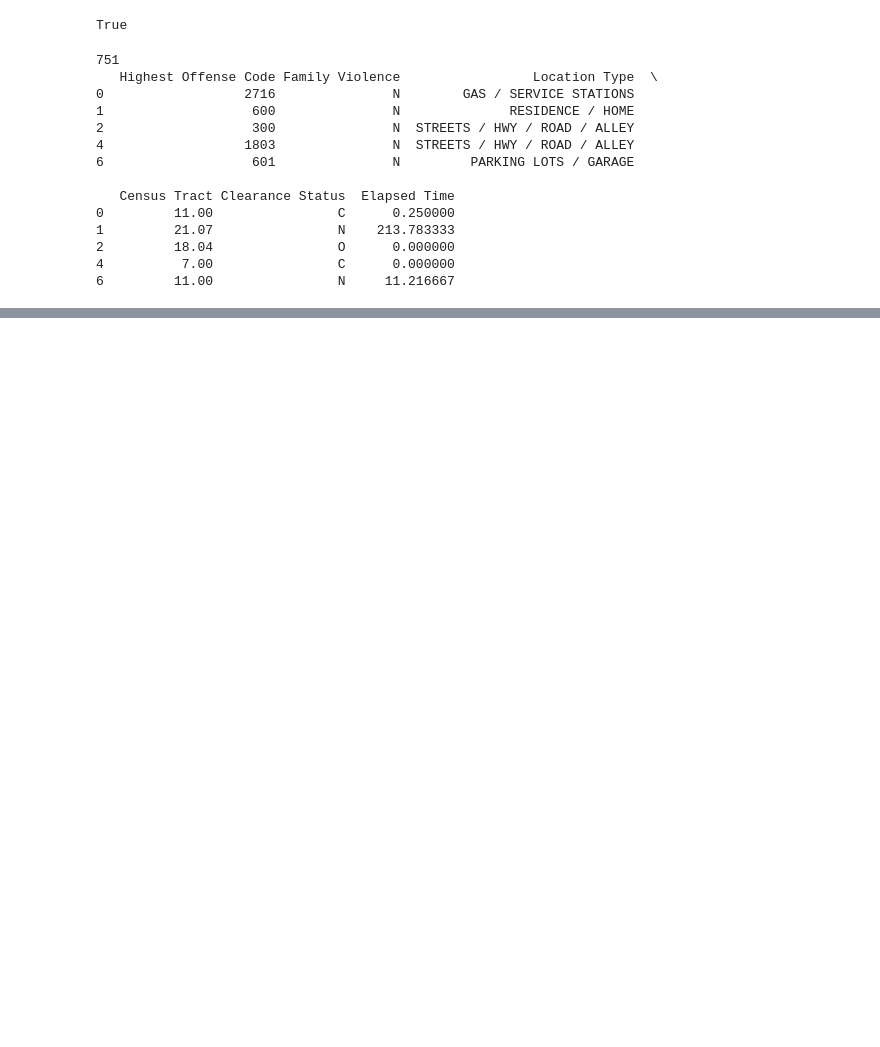
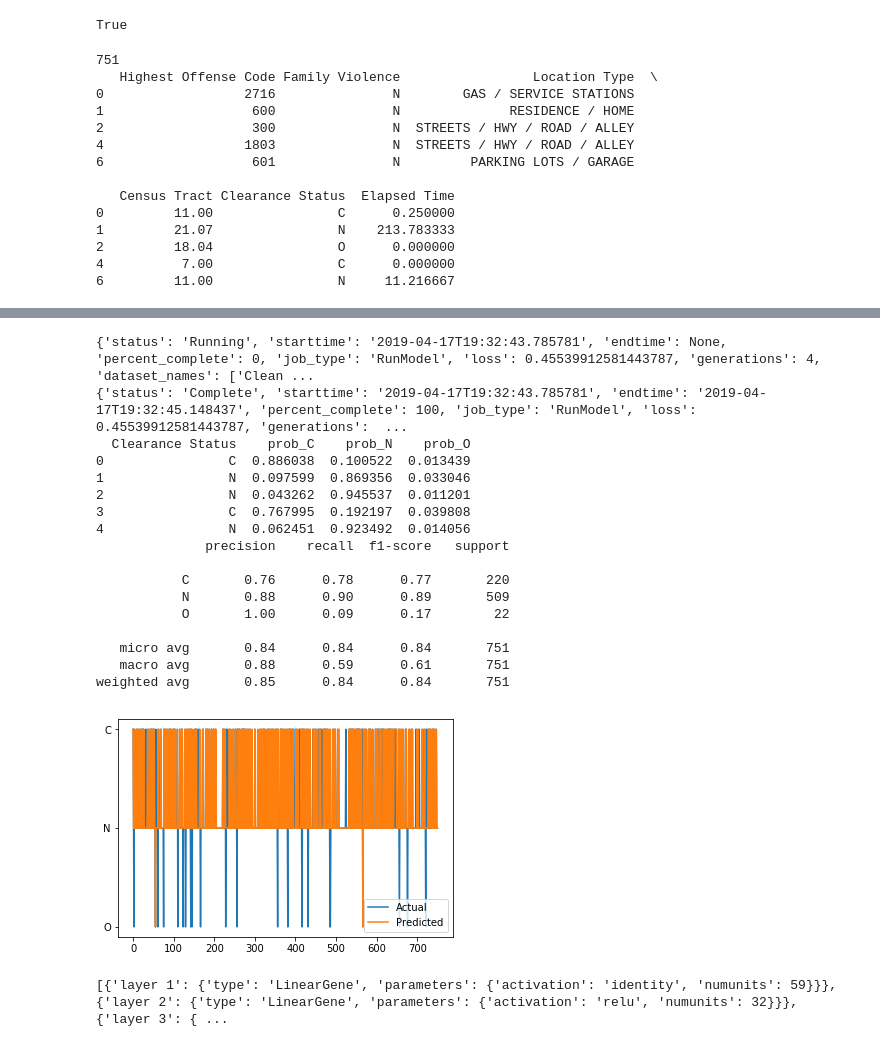
Before and after one commit to avnerkhan/Sparkcog-Project-Official, a Jupyter notebook: Crime_Reports_Project.ipynb, the cells around one changed output, grey strips where cells are left out. Saved outputs shown, nothing was run; the diff lists cells and outputs as text; code cells hidden in the pictures; blank space fills up the shorter version.

```diff
--- a/Crime_Reports_Project.ipynb
+++ b/Crime_Reports_Project.ipynb
@@ -1,10 +1,14 @@
 # %%
 # Avner Khan, Kirana Raja, Abhishek Khare, Joshua Deng
-
+import matplotlib.pyplot as plt
 from amb_sdk.sdk import DarwinSdk
+from time import sleep
 import pandas as pd
+import numpy as np
 import sklearn.model_selection as ms
+from sklearn.metrics import classification_report
 import datetime
 
 ds = DarwinSdk()
 ds.set_url('https://amb-demo-api.sparkcognition.com/v1/')
+ts = '{:%Y%m%d%H%M%S}'.format(datetime.datetime.now())
@@ -77,12 +79,12 @@ else:
     print(job_id)
 
 #Creating Model
-# model = target + "_model0" + ts
-# status, job_id = ds.create_model(dataset_names = TRAIN_DATASET, \
-#                                  model_name =  model, \
-#                                  max_train_time = '00:02')
-# if status:
-#     ds.wait_for_job(job_id['job_name'])
-# else:
-#     print(job_id)
+model = target + "_model0" + ts
+status, job_id = ds.create_model(dataset_names = "Cleaned_Crime_Reports.csv", \
+                                 model_name =  model, \
+                                 max_train_time = '00:02')
+if status:
+    ds.wait_for_job(job_id['job_name'])
+else:
+    print(job_id)
 # %% [output]
@@ -90,0 +141,44 @@ else:
+# %%
+status, artifact = ds.run_model("Cleaned_Crime_Reports.csv", model)
+sleep(1)
+ds.wait_for_job(artifact['job_name'])
+
+status, prediction = ds.download_artifact(artifact['artifact_name'])
+print(prediction.head())
+
+unq = prediction[target].unique()[::-1]
+p = np.zeros((len(prediction),))
+a = np.zeros((len(prediction),))
+for i,q in enumerate(unq):
+    p += i*(prediction[target] == q).values
+    a += i*(dataset[target] == q).values
+#Plot predictions vs actual
+plt.plot(a)
+plt.plot(p)
+plt.legend(['Actual','Predicted'])
+plt.yticks([i for i in range(len(unq))],[q for q in unq]);
+print(classification_report(dataset[target], prediction[target]))
+# %% [output]
+{'status': 'Running', 'starttime': '2019-04-17T19:32:43.785781', 'endtime': None, 'percent_complete': 0, 'job_type': 'RunModel', 'loss': 0.45539912581443787, 'generations': 4, 'dataset_names': ['Clean ...
+{'status': 'Complete', 'starttime': '2019-04-17T19:32:43.785781', 'endtime': '2019-04-17T19:32:45.148437', 'percent_complete': 100, 'job_type': 'RunModel', 'loss': 0.45539912581443787, 'generations':  ...
+  Clearance Status    prob_C    prob_N    prob_O
+0                C  0.886038  0.100522  0.013439
+1                N  0.097599  0.869356  0.033046
+2                N  0.043262  0.945537  0.011201
+3                C  0.767995  0.192197  0.039808
+4                N  0.062451  0.923492  0.014056
+              precision    recall  f1-score   support
+
+           C       0.76      0.78      0.77       220
+           N       0.88      0.90      0.89       509
+           O       1.00      0.09      0.17        22
+
+   micro avg       0.84      0.84      0.84       751
+   macro avg       0.88      0.59      0.61       751
+weighted avg       0.85      0.84      0.84       751
+[figure, added]
+# %%
+status, model_type = ds.lookup_model_name(model)
+print(model_type['description']['best_genome'])
+# %% [output]
+[{'layer 1': {'type': 'LinearGene', 'parameters': {'activation': 'identity', 'numunits': 59}}}, {'layer 2': {'type': 'LinearGene', 'parameters': {'activation': 'relu', 'numunits': 32}}}, {'layer 3': { ...
```
Also changed, not shown: parts of 4 cells of this notebook.
